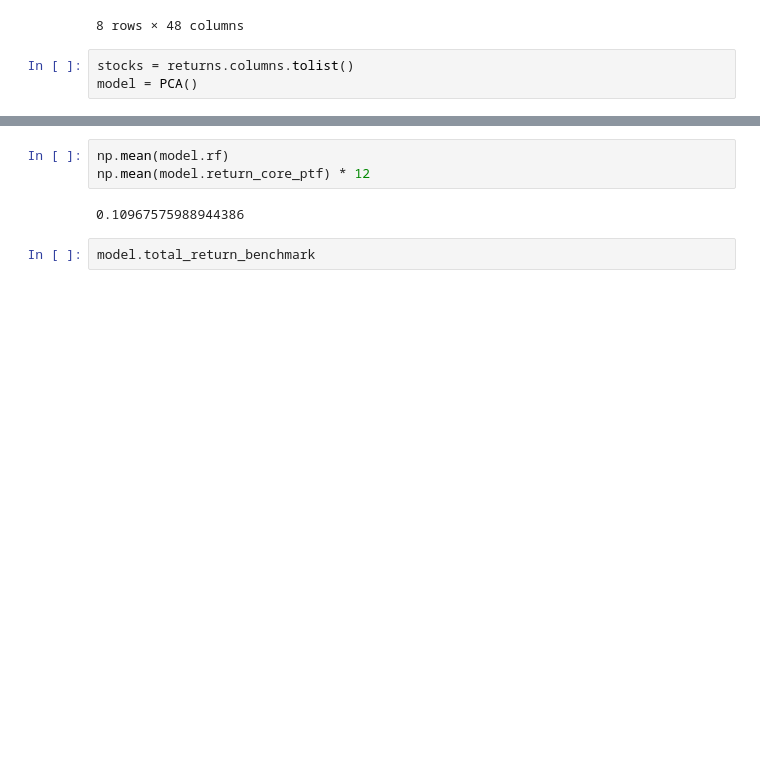
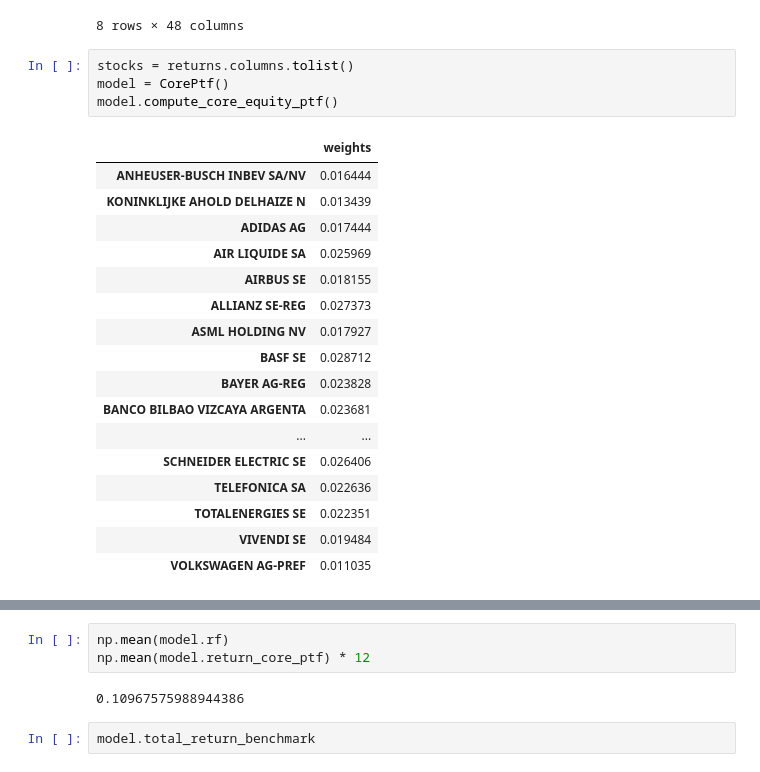
Before and after one commit to RomainCastellarnau/Financial-Econometrics-II, a Jupyter notebook: Code/core_portfolio.ipynb, the cells around one changed output, grey strips where cells are left out. Cells and saved outputs as stored; diff of their text form; blank space fills up the shorter version.

```diff
--- a/Code/core_portfolio.ipynb
+++ b/Code/core_portfolio.ipynb
@@ -61,4 +61,23 @@ returns.describe()
 8 rows × 48 columns
 # %%
 stocks = returns.columns.tolist()
-model = PCA()
+model = CorePtf()
+model.compute_core_equity_ptf()
+# %% [output]
+|  | weights |
+| ANHEUSER-BUSCH INBEV SA/NV | 0.016444 |
+| KONINKLIJKE AHOLD DELHAIZE N | 0.013439 |
+| ADIDAS AG | 0.017444 |
+| AIR LIQUIDE SA | 0.025969 |
+| AIRBUS SE | 0.018155 |
+| ALLIANZ SE-REG | 0.027373 |
+| ASML HOLDING NV | 0.017927 |
+| BASF SE | 0.028712 |
+| BAYER AG-REG | 0.023828 |
+| BANCO BILBAO VIZCAYA ARGENTA | 0.023681 |
+| ... | ... |
+| SCHNEIDER ELECTRIC SE | 0.026406 |
+| TELEFONICA SA | 0.022636 |
+| TOTALENERGIES SE | 0.022351 |
+| VIVENDI SE | 0.019484 |
+| VOLKSWAGEN AG-PREF | 0.011035 |
```
Also changed, not shown: parts of 4 cells of this notebook, 1 other file.
